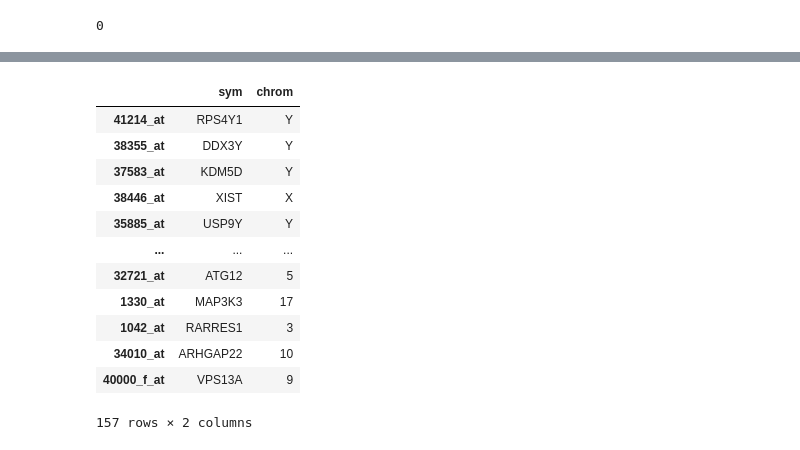
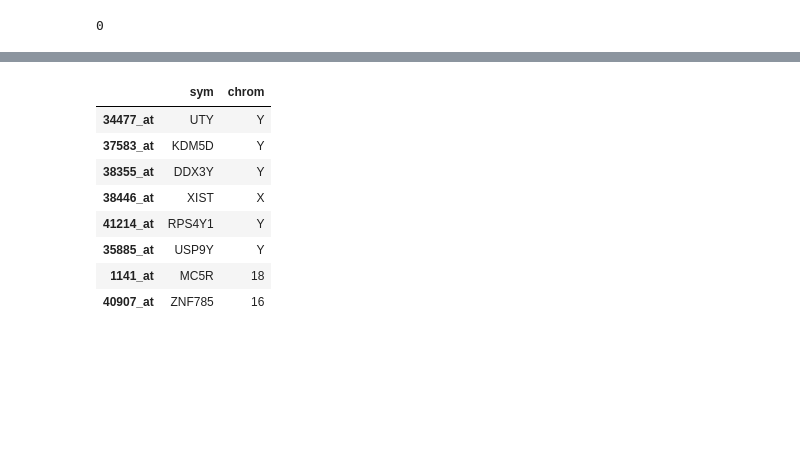
Before and after one commit to unique-subedi/604-gene-expression, a Jupyter notebook: Xinhe_gene_expression_master.ipynb, the cells around one changed output, grey strips where cells are left out. Saved outputs shown, nothing was run; the diff lists cells and outputs as text; code cells hidden in the pictures; blank space fills up the shorter version.

```diff
--- a/Xinhe_gene_expression_master.ipynb
+++ b/Xinhe_gene_expression_master.ipynb
@@ -81,6 +81,12 @@ samples.head()
 | 01_c_I_f_2.CEL | patient_01 | female | cerebellum | Irvine | v2 |
 # %%
 # normalization
+genes.at["AFFX-BioDn-3_at", 'chrom'] = float("Nan")
+genes_control = genes[['AFFX' in s for s in genes.index]]
+genes_control = genes_control[['HUM' not in s for s in genes_control.index]]
+genes_control = genes_control[['hum' not in s for s in genes_control.index]]
+genes_bac_index = genes_control[genes_control.chrom.isnull() & genes_control.sym.isnull()].index
+
 genes_Y_crom = genes[genes.chrom == "Y"].index
 genes_bac_index = genes[genes.sym.isnull() & genes.chrom.isnull()].index
 print(genes_bac_index.shape)
@@ -111,6 +117,6 @@ express_samp.head()
 5 rows × 12605 columns
 # %%
-express_samp_UM = express_samp[express_samp.lab == "Michigan"]
+express_samp_UM = express_samp[express_samp.lab == "Irvine"]
 
 p_values = pd.DataFrame()
 
@@ -215,17 +217,13 @@ p_values_mean[p_values.min(axis=1) <= 0.008].sort_values(by=['mean'], axis=0)
 # %%
-genes.loc[p_values_mean[p_values.min(axis=1) <= 0.008].sort_values(by=['mean'], axis=0).index].loc[:, ['sym','chrom']]
+genes.loc[p_values_mean[p_values.mean(axis=1) <= 0.05].sort_values(by=['mean'], axis=0).index].loc[:, ['sym','chrom']]
 # %% [output]
 |  | sym | chrom |
+| 34477_at | UTY | Y |
+| 37583_at | KDM5D | Y |
+| 38355_at | DDX3Y | Y |
+| 38446_at | XIST | X |
 | 41214_at | RPS4Y1 | Y |
-| 38355_at | DDX3Y | Y |
-| 37583_at | KDM5D | Y |
-| 38446_at | XIST | X |
 | 35885_at | USP9Y | Y |
-| ... | ... | ... |
-| 32721_at | ATG12 | 5 |
-| 1330_at | MAP3K3 | 17 |
-| 1042_at | RARRES1 | 3 |
-| 34010_at | ARHGAP22 | 10 |
-| 40000_f_at | VPS13A | 9 |
+| 1141_at | MC5R | 18 |
+| 40907_at | ZNF785 | 16 |
-157 rows × 2 columns
 # %%
```
Also changed, not shown: parts of 14 cells of this notebook.
